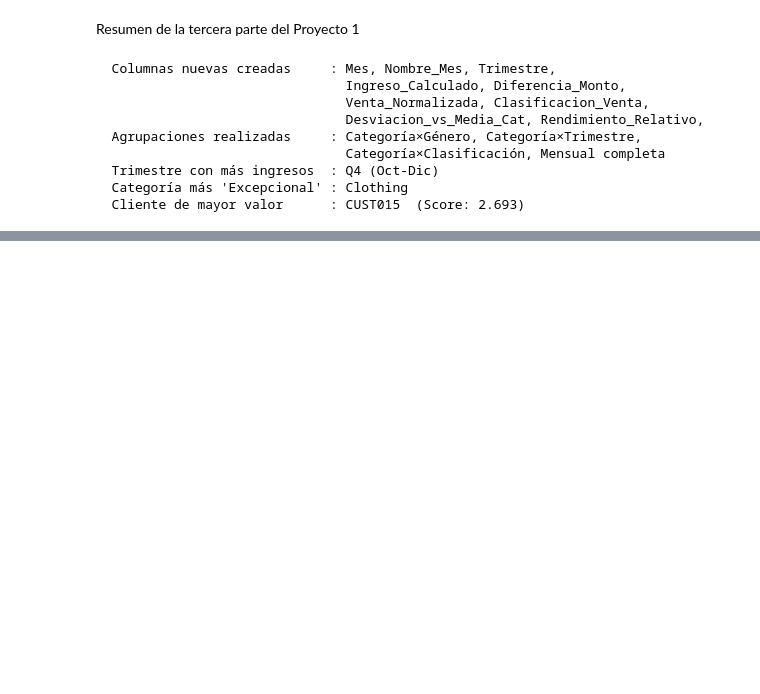
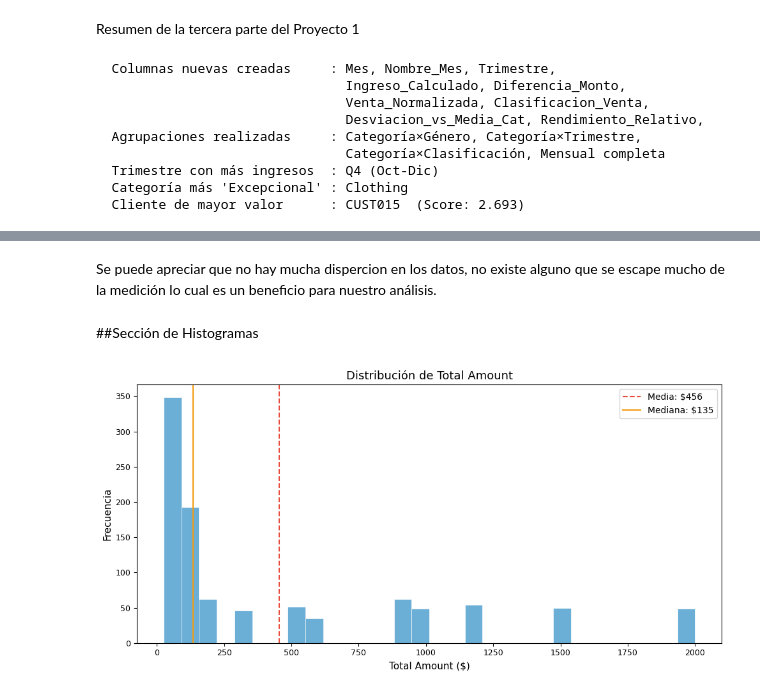
Before and after one commit to LordBrante/Analisis_ventas_retail, a Jupyter notebook: Proyecto_1_Marco_Brante.ipynb, the cells around one changed output, grey strips where cells are left out. Drawn from its saved outputs; the diff is of its cells as text; code cells hidden in the pictures; blank space fills up the shorter version.

```diff
--- a/Proyecto_1_Marco_Brante.ipynb
+++ b/Proyecto_1_Marco_Brante.ipynb
@@ -935,0 +962,13 @@ print(f"  Cliente de mayor valor      : {mejor_cliente}  "
+# %%
+plt.rcParams['figure.figsize']  = (10, 5)
+plt.rcParams['axes.titlesize']  = 13
+plt.rcParams['axes.labelsize']  = 11
+plt.rcParams['xtick.labelsize'] = 9
+plt.rcParams['ytick.labelsize'] = 9
+
+# Colores
+colores_categorias = {
+    'Beauty'     : 'red',
+    'Clothing'   : 'blue',
+    'Electronics': 'Green'
+}
@@ -935,0 +978,3 @@ print(f"  Cliente de mayor valor      : {mejor_cliente}  "
+# %%
+#Caso columna Date
+df['Date'] = pd.to_datetime(df['Date'], format='%Y-%m-%d')
@@ -935,0 +1009,22 @@ print(f"  Cliente de mayor valor      : {mejor_cliente}  "
+# %% [markdown]
+Se puede apreciar que no hay mucha dispercion en los datos, no existe alguno que se escape mucho de la medición lo cual es un beneficio para nuestro análisis.
+# %% [markdown]
+##Sección de Histogramas
+# %%
+fig, ax = plt.subplots()
+
+ax.hist(df['Total Amount'], bins=30, color='#6baed6', edgecolor='white', linewidth=0.5)
+
+ax.axvline(df['Total Amount'].mean(),   color='#e74c3c', linestyle='--', linewidth=1.5,
+           label=f"Media: ${df['Total Amount'].mean():,.0f}")
+ax.axvline(df['Total Amount'].median(), color='#f39c12', linestyle='-', linewidth=1.5,
+           label=f"Mediana: ${df['Total Amount'].median():,.0f}")
+
+ax.set_title('Distribución de Total Amount')
+ax.set_xlabel('Total Amount ($)')
+ax.set_ylabel('Frecuencia')
+ax.legend()
+plt.tight_layout()
+plt.show()
+# %% [output]
+[figure, added]
```
Also changed, not shown: parts of 26 cells of this notebook.
